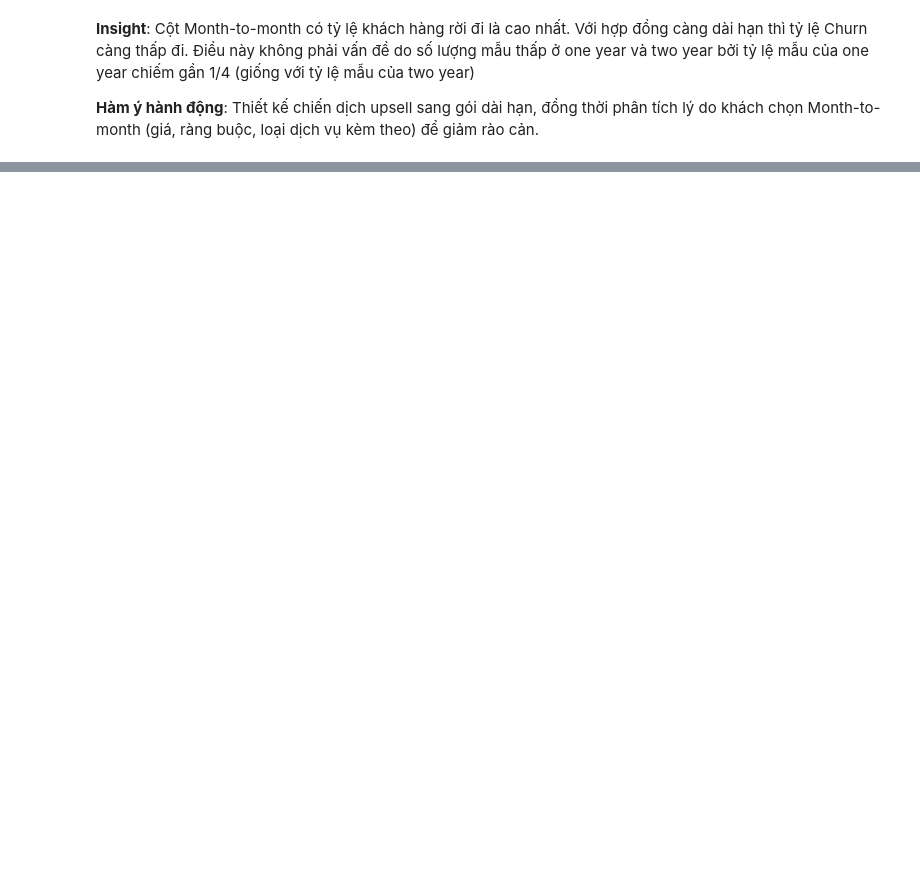
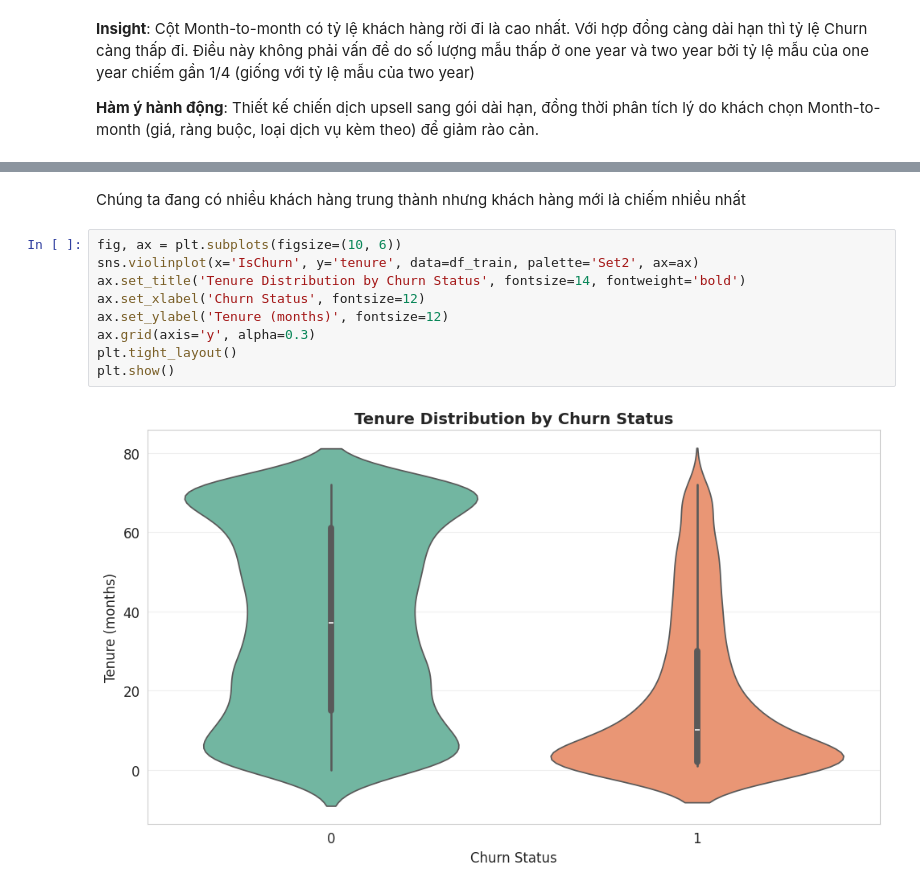
Before and after one commit to thethien8a/Churn-Prediction-Telco, a Jupyter notebook: notebook/churn_analysis.ipynb, the cells around one changed output, grey strips where cells are left out. Saved outputs shown, nothing was run; the diff lists cells and outputs as text; blank space fills up the shorter version.

```diff
--- a/notebook/churn_analysis.ipynb
+++ b/notebook/churn_analysis.ipynb
@@ -657,0 +858,13 @@ for col in df_train.columns:
+# %% [markdown]
+Chúng ta đang có nhiều khách hàng trung thành nhưng khách hàng mới là chiếm nhiều nhất
+# %%
+fig, ax = plt.subplots(figsize=(10, 6))
+sns.violinplot(x='IsChurn', y='tenure', data=df_train, palette='Set2', ax=ax)
+ax.set_title('Tenure Distribution by Churn Status', fontsize=14, fontweight='bold')
+ax.set_xlabel('Churn Status', fontsize=12)
+ax.set_ylabel('Tenure (months)', fontsize=12)
+ax.grid(axis='y', alpha=0.3)
+plt.tight_layout()
+plt.show()
+# %% [output]
+[figure, added]
```
Also changed, not shown: parts of 73 cells of this notebook, 1 other file.
